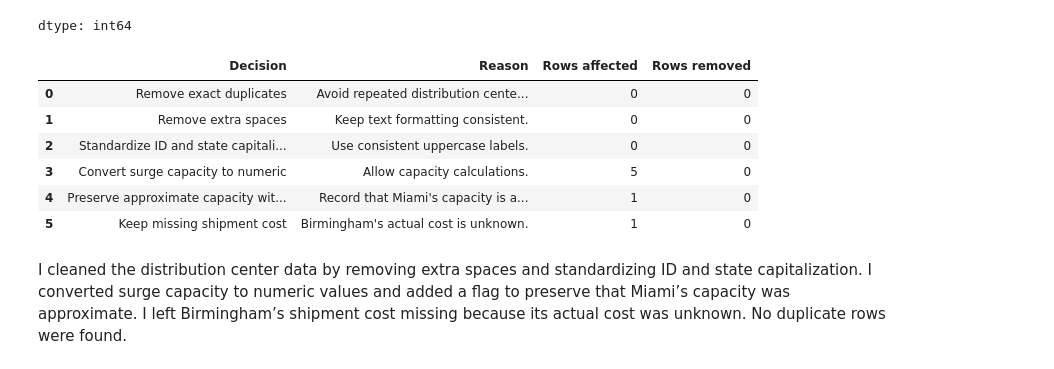
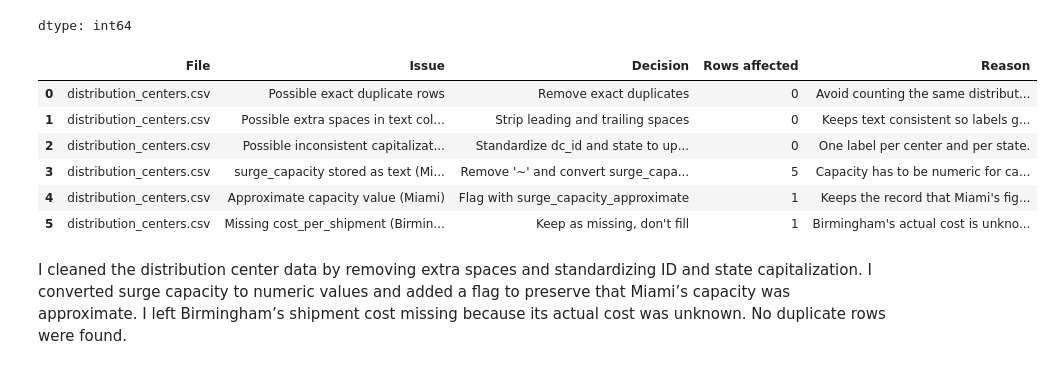
Before and after one commit to clairinelou/walmart-hurricane-project, a Jupyter notebook: notebooks/DS_2002_Project_Working_Doc.ipynb, the cells around one changed output. Drawn from its saved outputs; the diff is of its cells as text; code cells hidden in the pictures.

```diff
--- a/notebooks/DS_2002_Project_Working_Doc.ipynb
+++ b/notebooks/DS_2002_Project_Working_Doc.ipynb
@@ -818,70 +866,68 @@ dtype: int64
 distribution_text_cols = ["dc_id", "dc_name", "city", "state"]
 
 spaces_changed = pd.Series(False, index=distributions.index)
-
 for col in distribution_text_cols:
-    spaces_changed |= distributions[col].ne(
-        distributions[col].str.strip()
-    )
+    spaces_changed |= distributions[col].ne(distributions[col].str.strip())
 
 capitalization_changed = pd.Series(False, index=distributions.index)
-
 for col in ["dc_id", "state"]:
     stripped = distributions[col].str.strip()
     capitalization_changed |= stripped.ne(stripped.str.upper())
 
-distribution_log = pd.DataFrame([
+distributions_decision_log = pd.DataFrame([
     {
+        "File": "distribution_centers.csv",
+        "Issue": "Possible exact duplicate rows",
         "Decision": "Remove exact duplicates",
-        "Reason": "Avoid repeated distribution center records.",
         "Rows affected": int(distributions.duplicated().sum()),
-        "Rows removed": int(distributions.duplicated().sum())
+        "Reason": "Avoid counting the same distribution center twice."
     },
     {
-        "Decision": "Remove extra spaces",
-        "Reason": "Keep text formatting consistent.",
+        "File": "distribution_centers.csv",
+        "Issue": "Possible extra spaces in text columns",
+        "Decision": "Strip leading and trailing spaces",
         "Rows affected": int(spaces_changed.sum()),
-        "Rows removed": 0
+        "Reason": "Keeps text consistent so labels group and join correctly."
     },
     {
-        "Decision": "Standardize ID and state capitalization",
-        "Reason": "Use consistent uppercase labels.",
+        "File": "distribution_centers.csv",
+        "Issue": "Possible inconsistent capitalization in dc_id and state",
+        "Decision": "Standardize dc_id and state to uppercase",
         "Rows affected": int(capitalization_changed.sum()),
-        "Rows removed": 0
+        "Reason": "One label per center and per state."
     },
     {
-        "Decision": "Convert surge capacity to numeric",
-        "Reason": "Allow capacity calculations.",
+        "File": "distribution_centers.csv",
+        "Issue": "surge_capacity stored as text (Miami listed as '~750')",
+        "Decision": "Remove '~' and convert surge_capacity to numeric",
         "Rows affected": len(distributions_clean),
-        "Rows removed": 0
+        "Reason": "Capacity has to be numeric for capacity calculations."
     },
     {
-        "Decision": "Preserve approximate capacity with a flag",
-        "Reason": "Record that Miami's capacity is approximate after removing ~.",
-        "Rows affected": int(
-            distributions_clean["surge_capacity_approximate"].sum()
-        ),
-        "Rows removed": 0
+        "File": "distribution_centers.csv",
+        "Issue": "Approximate capacity value (Miami)",
+        "Decision": "Flag with surge_capacity_approximate",
+        "Rows affected": int(distributions_clean["surge_capacity_approximate"].sum()),
+        "Reason": "Keeps the record that Miami's figure is an estimate after removing '~'."
     },
     {
-        "Decision": "Keep missing shipment cost",
-        "Reason": "Birmingham's actual cost is unknown.",
-        "Rows affected": int(
-            distributions_clean["cost_per_shipment"].isna().sum()
-        ),
-        "Rows removed": 0
+        "File": "distribution_centers.csv",
+        "Issue": "Missing cost_per_shipment (Birmingham)",
+        "Decision": "Keep as missing, don't fill",
+        "Rows affected": int(distributions_clean["cost_per_shipment"].isna().sum()),
+        "Reason": "Birmingham's actual cost is unknown; filling would invent data."
     }
 ])
 
-display(distribution_log)
+display(distributions_decision_log)
 # %% [output]
-|  | Decision | Reason | Rows affected | Rows removed |
-| 0 | Remove exact duplicates | Avoid repeated distribution cente... | 0 | 0 |
-| 1 | Remove extra spaces | Keep text formatting consistent. | 0 | 0 |
-| 2 | Standardize ID and state capitali... | Use consistent uppercase labels. | 0 | 0 |
-| 3 | Convert surge capacity to numeric | Allow capacity calculations. | 5 | 0 |
-| 4 | Preserve approximate capacity wit... | Record that Miami's capacity is a... | 1 | 0 |
-| 5 | Keep missing shipment cost | Birmingham's actual cost is unknown. | 1 | 0 |
+|  | File | Issue | Decision | Rows affected | Reason |
+| 0 | distribution_centers.csv | Possible exact duplicate rows | Remove exact duplicates | 0 | Avoid counting the same distribut... |
+| 1 | distribution_centers.csv | Possible extra spaces in text col... | Strip leading and trailing spaces | 0 | Keeps text consistent so labels g... |
+| 2 | distribution_centers.csv | Possible inconsistent capitalizat... | Standardize dc_id and state to up... | 0 | One label per center and per state. |
+| 3 | distribution_centers.csv | surge_capacity stored as text (Mi... | Remove '~' and convert surge_capa... | 5 | Capacity has to be numeric for ca... |
+| 4 | distribution_centers.csv | Approximate capacity value (Miami) | Flag with surge_capacity_approximate | 1 | Keeps the record that Miami's fig... |
+| 5 | distribution_centers.csv | Missing cost_per_shipment (Birmin... | Keep as missing, don't fill | 1 | Birmingham's actual cost is unkno... |
 # %% [markdown]
 I cleaned the distribution center data by removing extra spaces and standardizing ID and state capitalization. I converted surge capacity to numeric values and added a flag to preserve that Miami’s capacity was approximate. I left Birmingham’s shipment cost missing because its actual cost was unknown. No duplicate rows were found.
 # %% [markdown]
```
Also changed, not shown: parts of 100 cells of this notebook.
